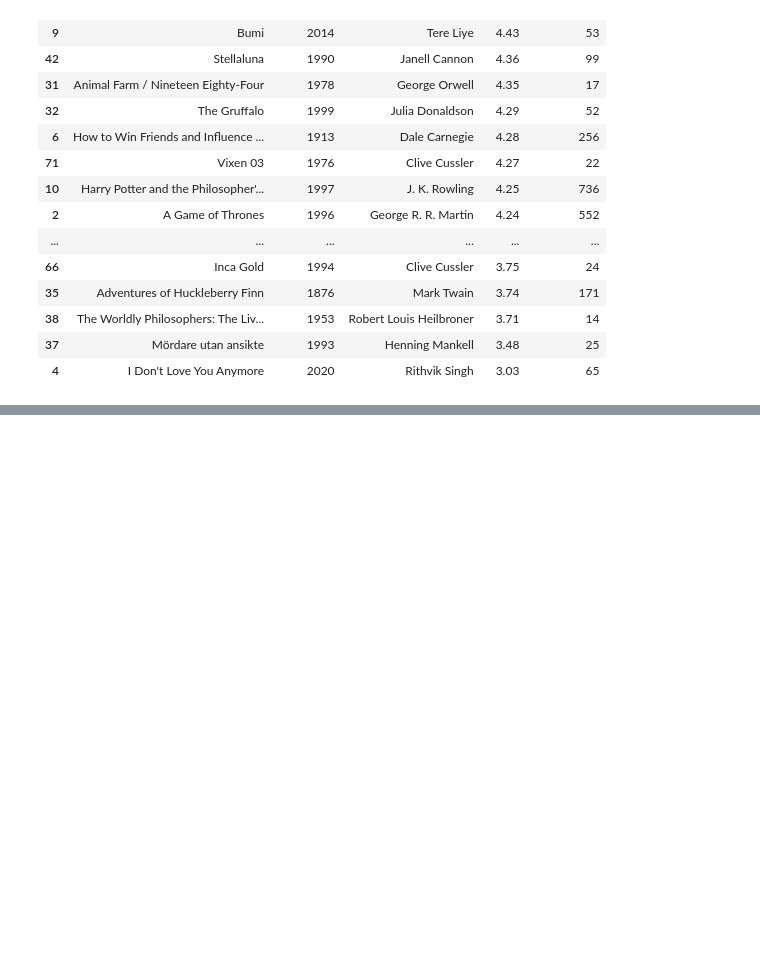
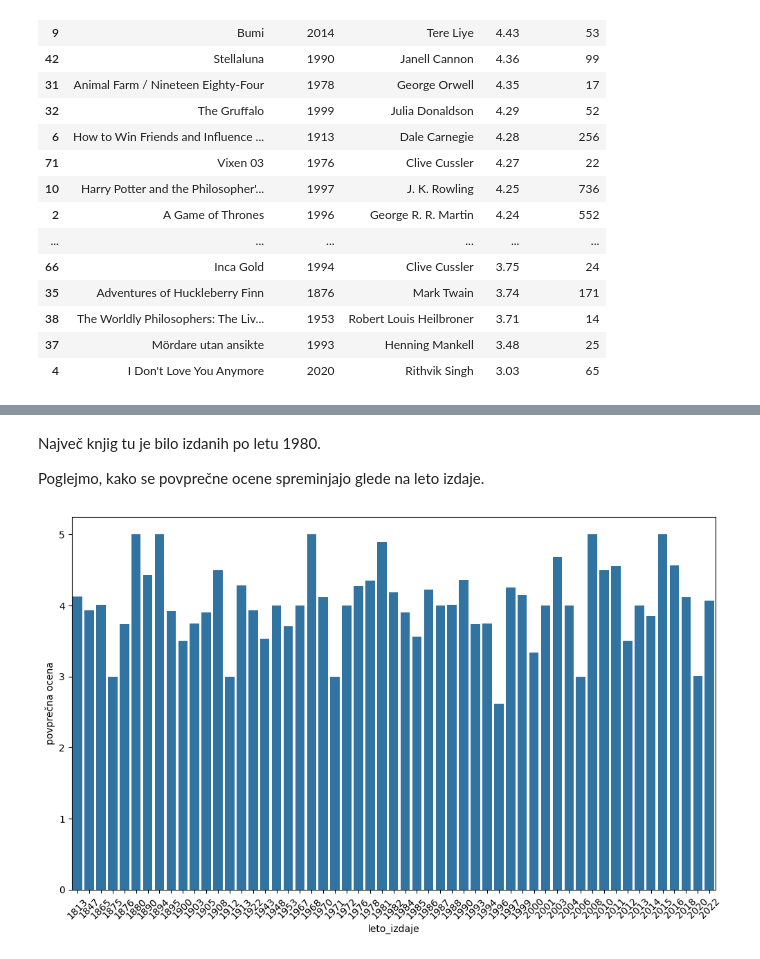
Before and after one commit to anjacegnar/projektna_uvp, a Jupyter notebook: analiza_podatkov.ipynb, the cells around one changed output, grey strips where cells are left out. Saved outputs shown, nothing was run; the diff lists cells and outputs as text; code cells hidden in the pictures; blank space fills up the shorter version.

```diff
--- a/analiza_podatkov.ipynb
+++ b/analiza_podatkov.ipynb
@@ -84,0 +113,13 @@ Na spletni strani je torej največ takih knjig, ki imajo oceno okoli 4. To je č
+# %% [markdown]
+Največ knjig tu je bilo izdanih po letu 1980.
+
+Poglejmo, kako se povprečne ocene spreminjajo glede na leto izdaje.
+# %%
+povprecna_ocena_po_letih = knjige.groupby("leto_izdaje")["ocena"].mean().reset_index()
+plt.figure(figsize=(12, 7))
+sns.barplot(povprecna_ocena_po_letih, x="leto_izdaje", y="ocena")
+plt.ylabel("povprečna ocena")
+plt.xticks(rotation=45)
+plt.show()
+# %% [output]
+[figure, added]
```
Also changed, not shown: parts of 16 cells of this notebook.
